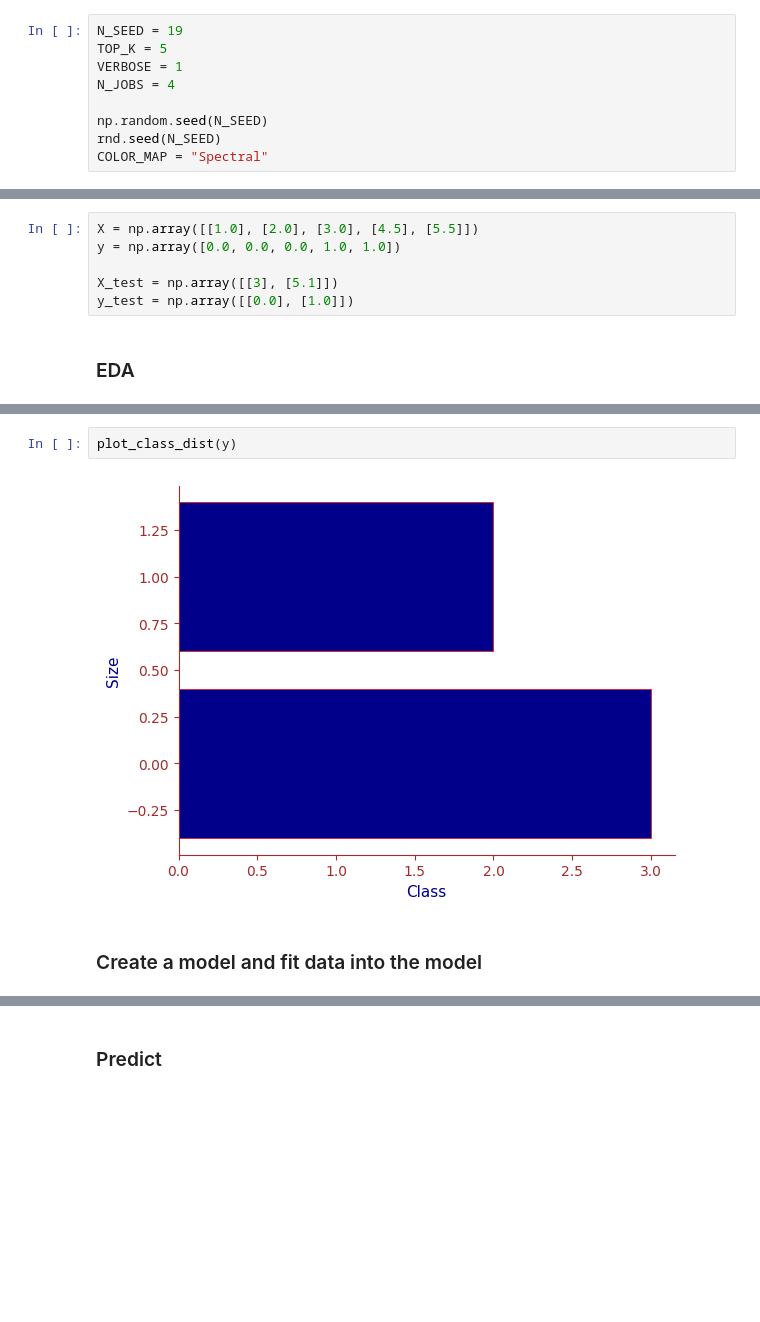
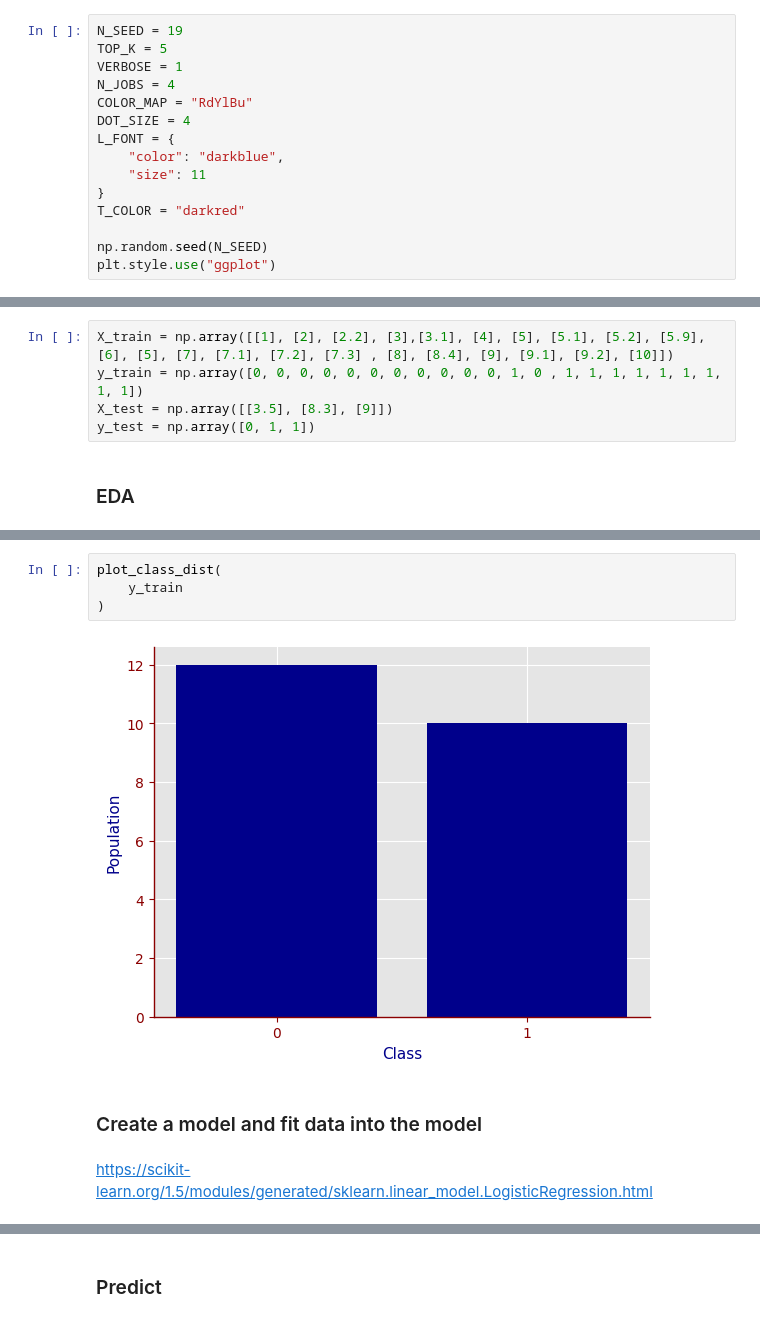
Before and after one commit to thaiduongngo/sunrise-notebooks, a Jupyter notebook: notebooks/ml_logistic_regression.ipynb, the cells around one changed output, grey strips where cells are left out. Cells and saved outputs as stored; diff of their text form; blank space fills up the shorter version.

Commit message:
Enrich content of logistic and linear regression.

```diff
--- a/notebooks/ml_logistic_regression.ipynb
+++ b/notebooks/ml_logistic_regression.ipynb
@@ -16,8 +16,14 @@ N_SEED = 19
 TOP_K = 5
 VERBOSE = 1
 N_JOBS = 4
+COLOR_MAP = "RdYlBu"
+DOT_SIZE = 4
+L_FONT = {
+    "color": "darkblue",
+    "size": 11
+}
+T_COLOR = "darkred"
 
 np.random.seed(N_SEED)
-rnd.seed(N_SEED)
-COLOR_MAP = "Spectral"
+plt.style.use("ggplot")
 # %%
@@ -74,10 +169,9 @@ def plot_class_dist(target):
 # %% [markdown]
 ## Self-created dataset
 # %%
-X = np.array([[1.0], [2.0], [3.0], [4.5], [5.5]])
-y = np.array([0.0, 0.0, 0.0, 1.0, 1.0])
-
-X_test = np.array([[3], [5.1]])
-y_test = np.array([[0.0], [1.0]])
+X_train = np.array([[1], [2], [2.2], [3],[3.1], [4], [5], [5.1], [5.2], [5.9],[6], [5], [7], [7.1], [7.2], [7.3] , [8], [8.4], [9], [9.1], [9.2], [10]])
+y_train = np.array([0, 0, 0, 0, 0, 0, 0, 0, 0, 0, 0, 1, 0 , 1, 1, 1, 1, 1, 1, 1, 1, 1])
+X_test = np.array([[3.5], [8.3], [9]])
+y_test = np.array([0, 1, 1])
 # %% [markdown]
 ### EDA
@@ -89,7 +201,11 @@ plot_features(X, y)
 # %%
-plot_class_dist(y)
+plot_class_dist(
+    y_train
+)
 # %% [output]
-[figure, old version]
+[figure, new version]
 # %% [markdown]
 ### Create a model and fit data into the model
+# %% [markdown]
+https://scikit-learn.org/1.5/modules/generated/sklearn.linear_model.LogisticRegression.html
 # %%
```
Also changed, not shown: parts of 26 cells of this notebook, 5 other files.
